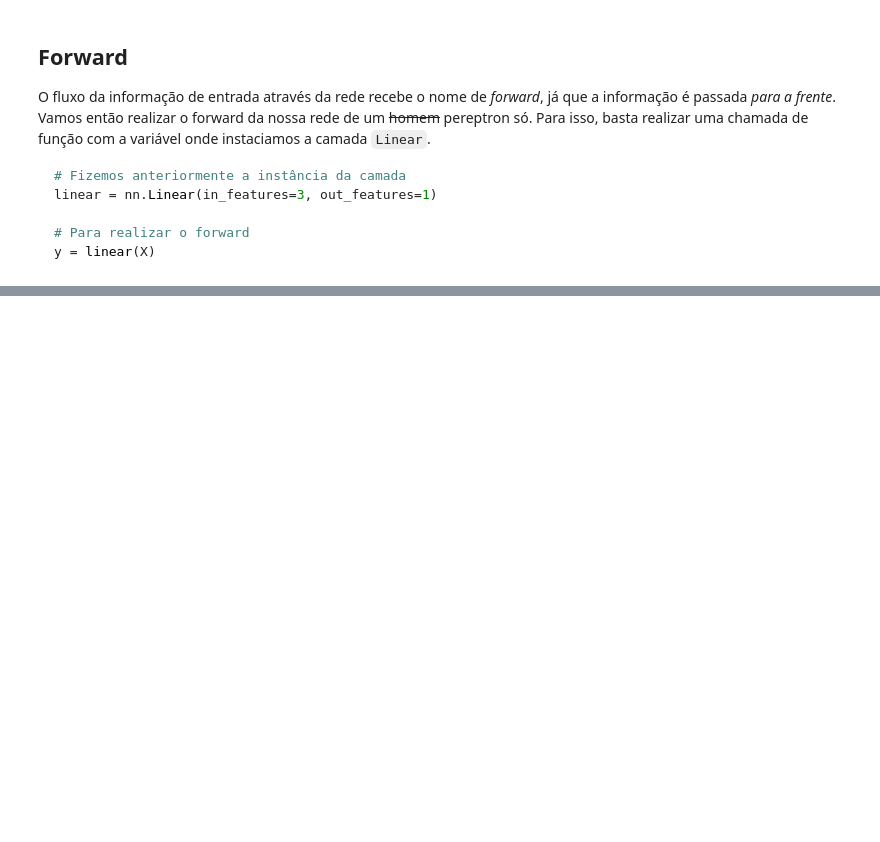
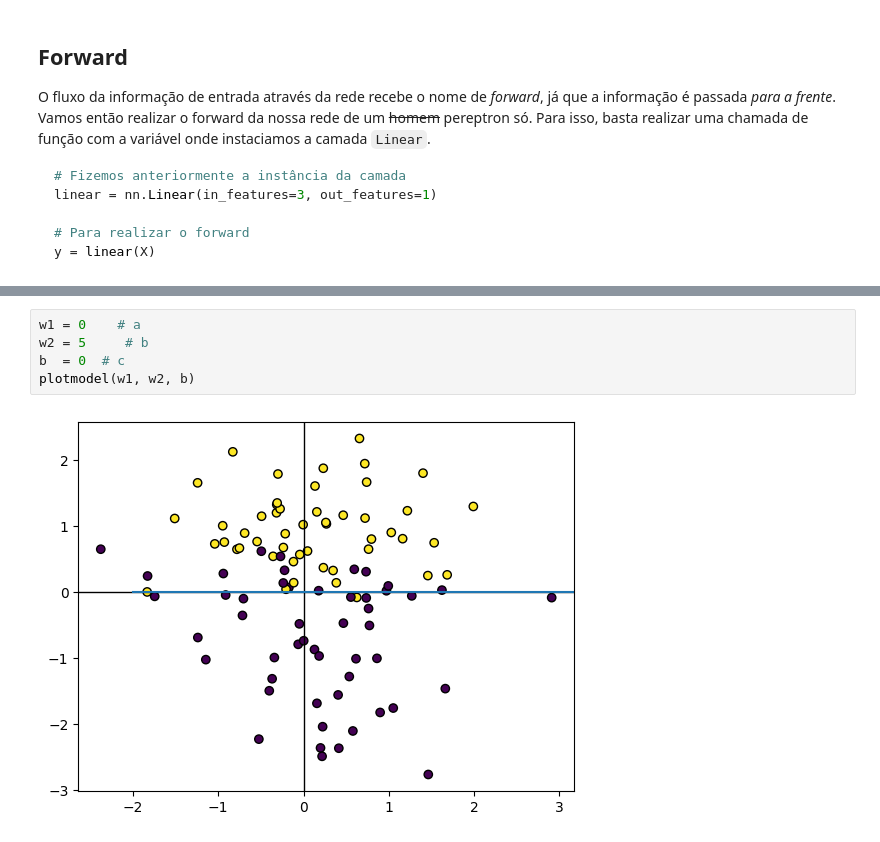
Before and after one commit to carlosvblessa/pln-deep-learning, a Jupyter notebook: 03-Perceptron-Camada-Linear.ipynb, the cells around one changed output, grey strips where cells are left out. Drawn from its saved outputs; the diff is of its cells as text; blank space fills up the shorter version.

```diff
--- a/03-Perceptron-Camada-Linear.ipynb
+++ b/03-Perceptron-Camada-Linear.ipynb
@@ -103,0 +192,7 @@ tensor([0.7391], grad_fn=<ViewBackward0>)
+# %%
+w1 = 0    # a
+w2 = 5     # b
+b  = 0  # c
+plotmodel(w1, w2, b)
+# %% [output]
+[figure, added]
```
Also changed, not shown: parts of 16 cells of this notebook, 6 other files.
